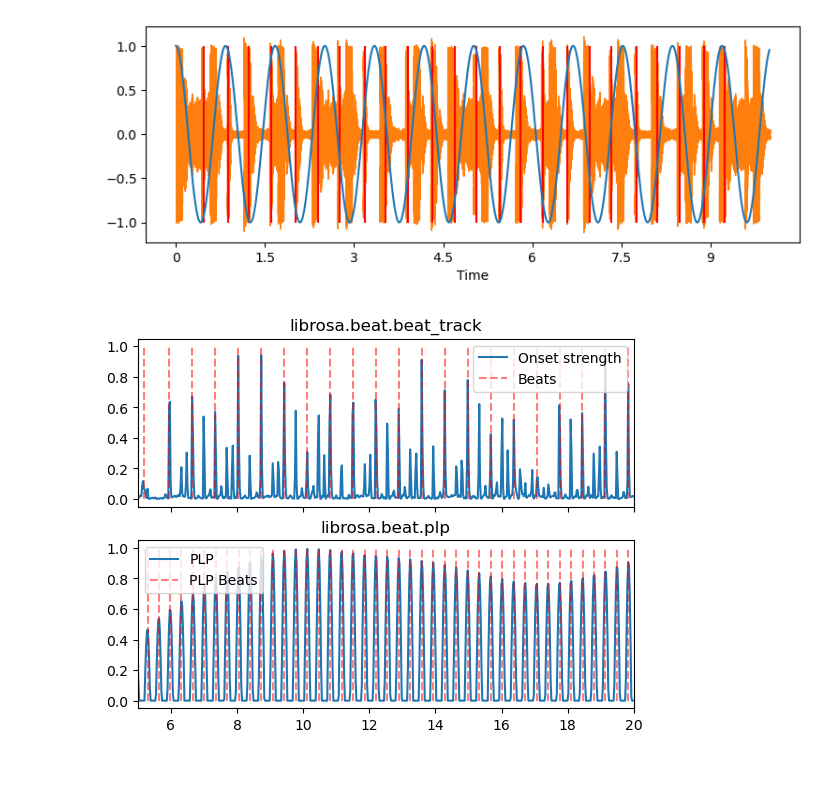
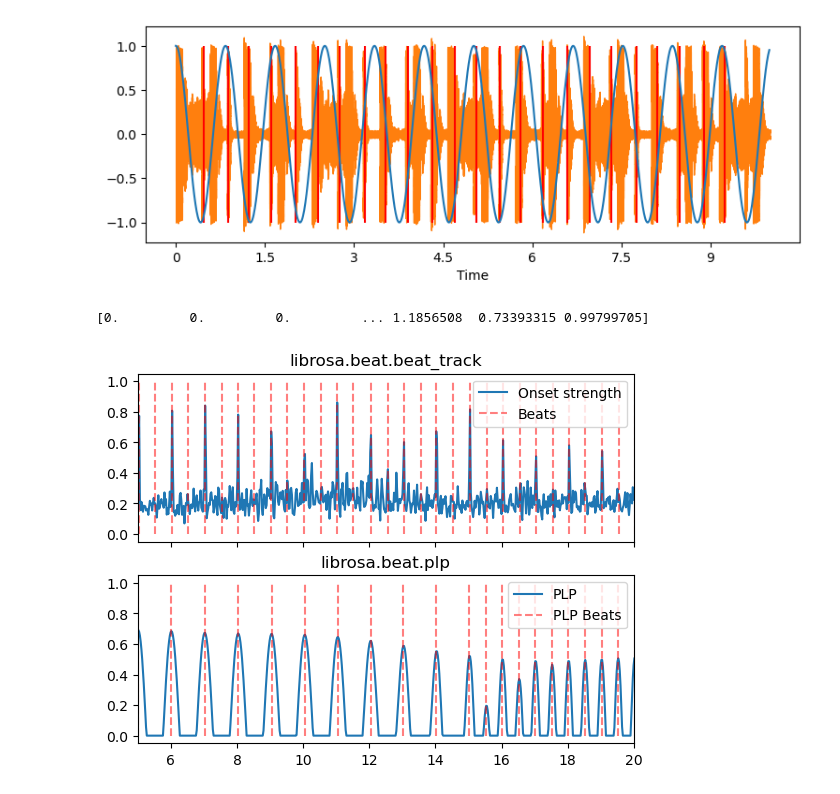
Before and after one commit to pythonlearner1025/autosync, a Jupyter notebook: backend/src/logic/test.ipynb, the cells around one changed output. Saved outputs shown, nothing was run; the diff lists cells and outputs as text; code cells hidden in the pictures.

Commit message:
librosa

```diff
--- a/backend/src/logic/test.ipynb
+++ b/backend/src/logic/test.ipynb
@@ -30,32 +30,34 @@ librosa.display.waveshow(ts[0], sr=22050, ax=ax)
 # %%
 
 p = '/Users/minjunes/paradox/backend/src/Y2Mate.is - Too Much Cuteness - 100 Plushies of the Latent Space - Stable Diffusion Animation-cOC4hxFT3cM-64k-1654514688961.mp3'
 
 ts, sr = librosa.load(p, sr=22050, duration=30)
 
 onset_env = librosa.onset.onset_strength(y=ts, sr=sr)
-pulse = librosa.beat.plp(onset_envelope=onset_env, sr=sr)
+print(onset_env)
+pulse = librosa.beat.plp(onset_envelope=onset_env, sr=sr, hop_length=300)
 
 tempo, beats = librosa.beat.beat_track(onset_envelope=onset_env)
 beats_plp = np.flatnonzero(librosa.util.localmax(pulse))
 import matplotlib.pyplot as plt
 fig, ax = plt.subplots(nrows=2, sharex=True, sharey=True)
 times = librosa.times_like(onset_env, sr=sr)
 ax[0].plot(times, librosa.util.normalize(onset_env),
          label='Onset strength')
 ax[0].vlines(times[beats], 0, 1, alpha=0.5, color='r',
            linestyle='--', label='Beats')
 ax[0].legend()
 ax[0].set(title='librosa.beat.beat_track', xlim=[5, 20])
 ax[0].label_outer()
 # Limit the plot to a 15-second window
 #times = librosa.times_like(pulse, sr=sr)
 ax[1].plot(times, librosa.util.normalize(pulse),
          label='PLP')
 ax[1].vlines(times[beats_plp], 0, 1, alpha=0.5, color='r',
            linestyle='--', label='PLP Beats')
 ax[1].legend()
 ax[1].set(title='librosa.beat.plp', xlim=[5, 20])
 ax[1].xaxis.set_major_formatter(librosa.display.TimeFormatter())
 # %% [output]
+[0.         0.         0.         ... 1.1856508  0.73393315 0.99799705]
-[figure, old version]
+[figure, new version]
```
Also changed, not shown: parts of 2 cells of this notebook, 1 other file.
